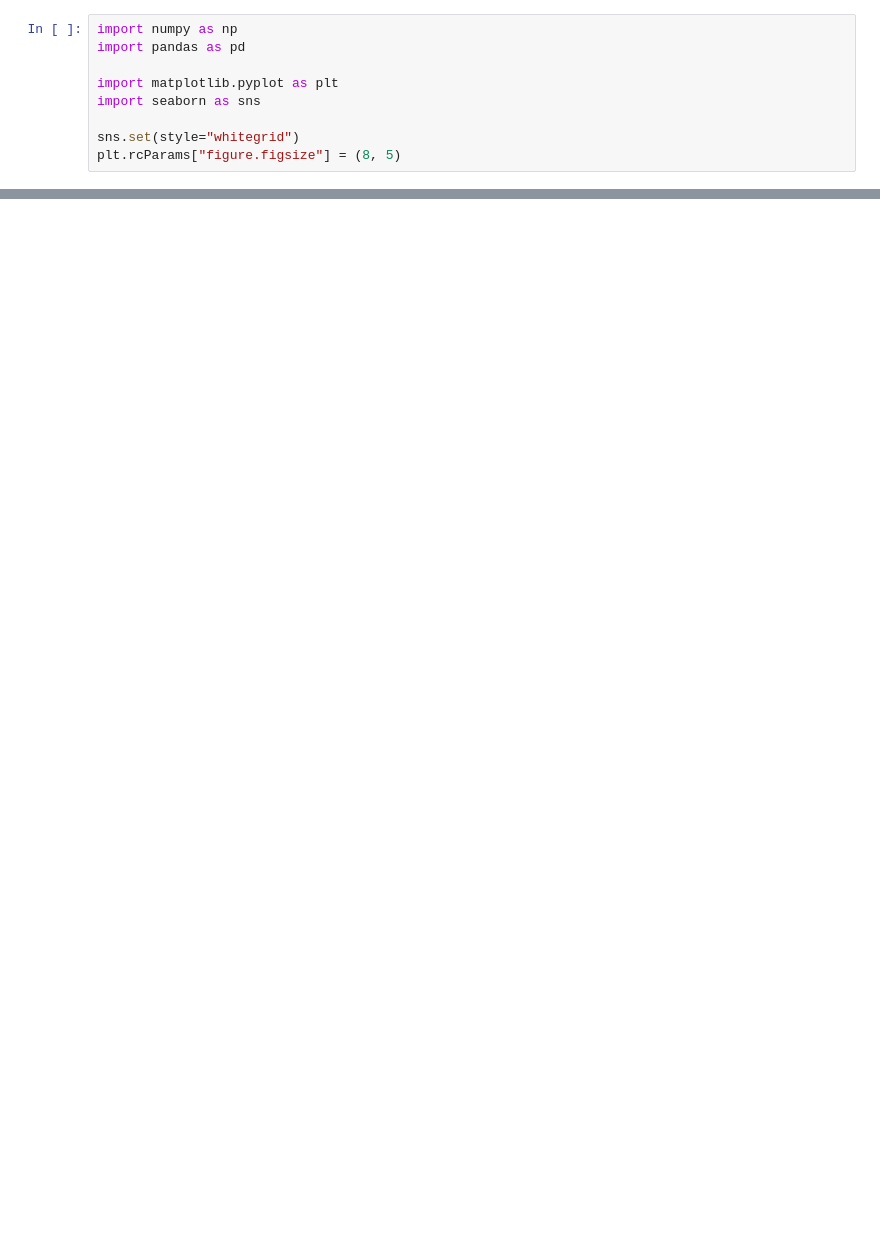
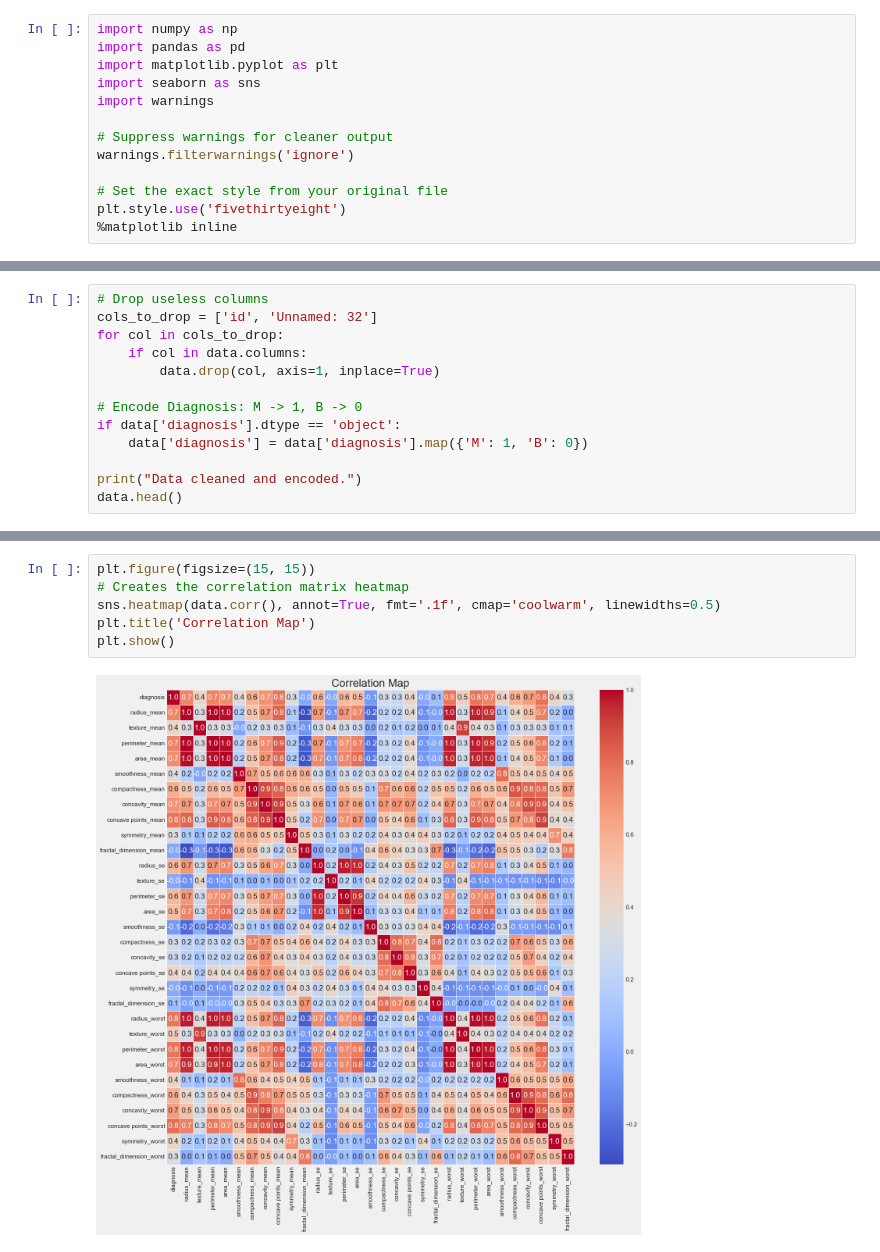
Before and after one commit to SidarYilmaz/Quantum_SVM_for_Breast_Cancer_Diagnosis, a Jupyter notebook: notebooks/01_exploration.ipynb, the cells around one changed output, grey strips where cells are left out. Drawn from its saved outputs; the diff is of its cells as text; blank space fills up the shorter version.

Commit message:
Update EDA: Fixed file paths and improved visualizations

```diff
--- a/notebooks/01_exploration.ipynb
+++ b/notebooks/01_exploration.ipynb
@@ -11,9 +19,13 @@ Goals:
 # %%
 import numpy as np
 import pandas as pd
-
 import matplotlib.pyplot as plt
 import seaborn as sns
+import warnings
 
-sns.set(style="whitegrid")
-plt.rcParams["figure.figsize"] = (8, 5)
+# Suppress warnings for cleaner output
+warnings.filterwarnings('ignore')
+
+# Set the exact style from your original file
+plt.style.use('fivethirtyeight')
+%matplotlib inline
@@ -250,0 +66,13 @@ plt.show()
+# %%
+# Drop useless columns
+cols_to_drop = ['id', 'Unnamed: 32']
+for col in cols_to_drop:
+    if col in data.columns:
+        data.drop(col, axis=1, inplace=True)
+
+# Encode Diagnosis: M -> 1, B -> 0
+if data['diagnosis'].dtype == 'object':
+    data['diagnosis'] = data['diagnosis'].map({'M': 1, 'B': 0})
+
+print("Data cleaned and encoded.")
+data.head()
@@ -250,0 +108,8 @@ plt.show()
+# %%
+plt.figure(figsize=(15, 15))
+# Creates the correlation matrix heatmap
+sns.heatmap(data.corr(), annot=True, fmt='.1f', cmap='coolwarm', linewidths=0.5)
+plt.title('Correlation Map')
+plt.show()
+# %% [output]
+[figure, added]
```
Also changed, not shown: parts of 19 cells of this notebook, 2 other files.
